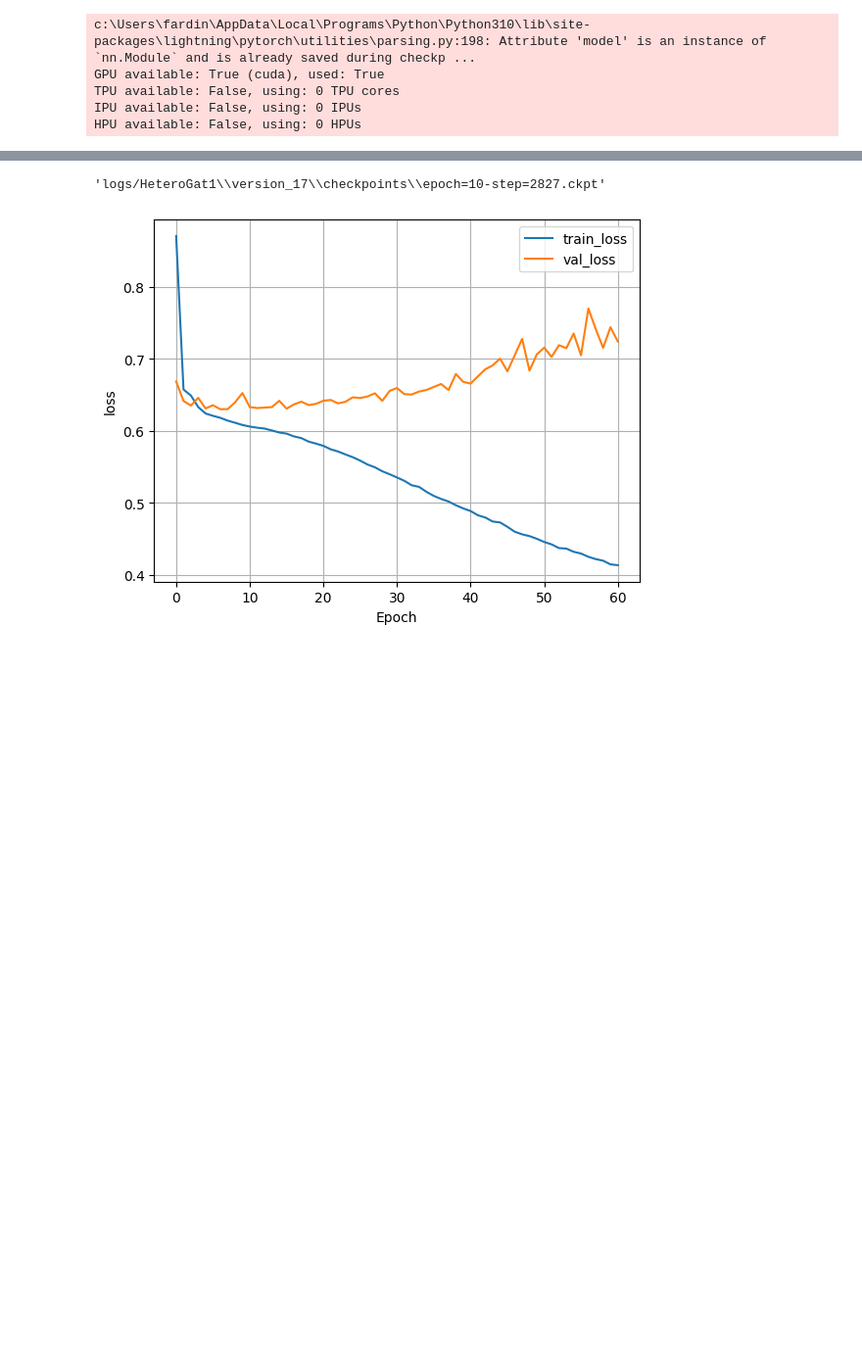
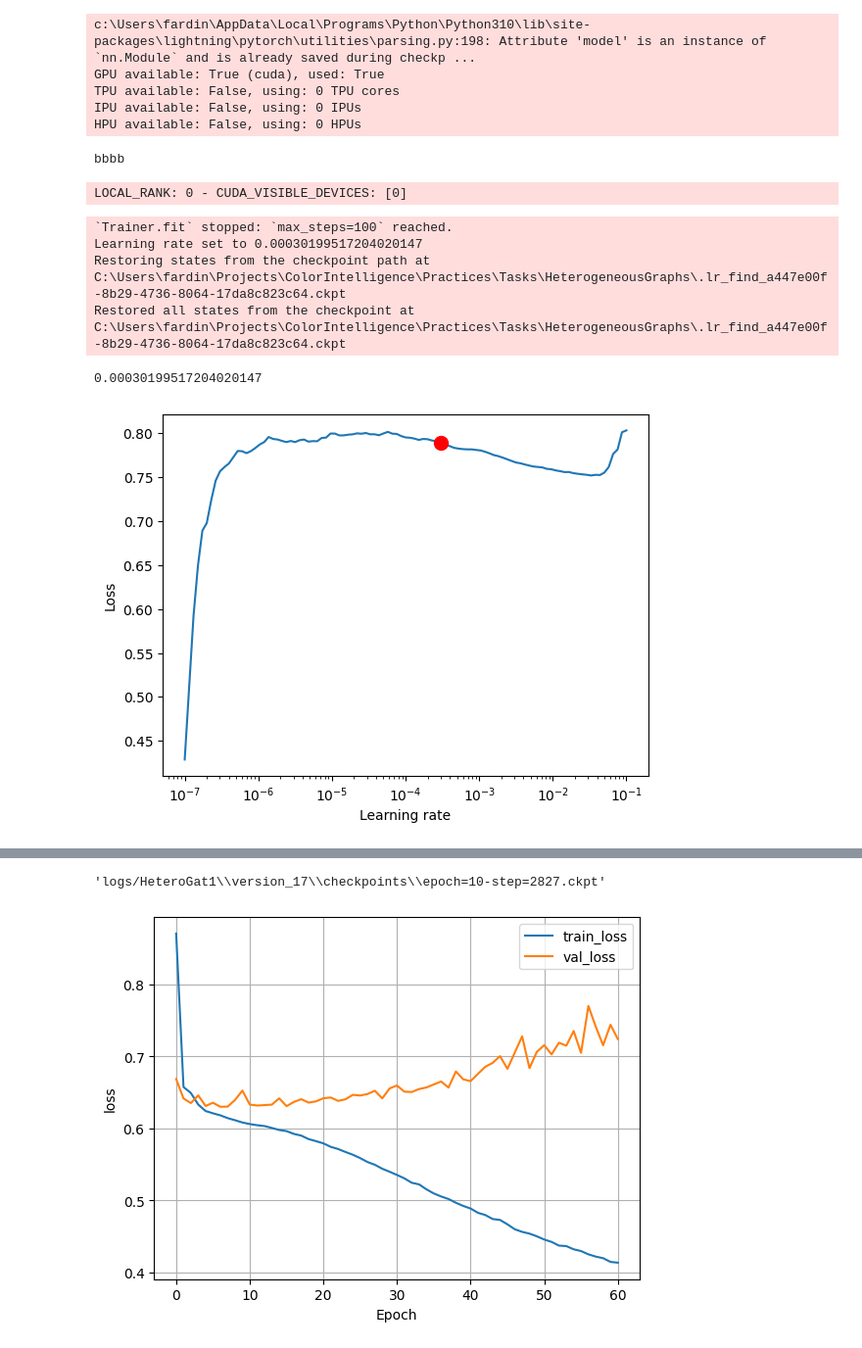
Before and after one commit to raziehAskarizade/Beyond-Words, a Jupyter notebook: Practices/Tasks/HeterogeneousGraphs/TestHeterogeneousGraphClassifier2.ipynb, the cells around one changed output, grey strips where cells are left out. Shown: that part at 98% size. Saved outputs shown, nothing was run; the diff lists cells and outputs as text; code cells hidden in the pictures; blank space fills up the shorter version.

Commit message:
KGC-73 Test and update the model

```diff
--- a/Practices/Tasks/HeterogeneousGraphs/TestHeterogeneousGraphClassifier2.ipynb
+++ b/Practices/Tasks/HeterogeneousGraphs/TestHeterogeneousGraphClassifier2.ipynb
@@ -10,4 +10,4 @@ import time
 config = Config(r'C:\Users\fardin\Projects\ColorIntelligence')
 os.environ['CUDA_LAUNCH_BLOCKING'] = "1"
 device = 'cuda'
-batch_size = 256
+batch_size = 128
@@ -276,3 +297,14 @@ GPU available: True (cuda), used: True
 TPU available: False, using: 0 TPU cores
 IPU available: False, using: 0 IPUs
 HPU available: False, using: 0 HPUs
+# %%
+model_manager.tune(data_manager)
+# %% [output]
+bbbb
+LOCAL_RANK: 0 - CUDA_VISIBLE_DEVICES: [0]
+`Trainer.fit` stopped: `max_steps=100` reached.
+Learning rate set to 0.00030199517204020147
+Restoring states from the checkpoint path at C:\Users\fardin\Projects\ColorIntelligence\Practices\Tasks\HeterogeneousGraphs\.lr_find_a447e00f-8b29-4736-8064-17da8c823c64.ckpt
+Restored all states from the checkpoint at C:\Users\fardin\Projects\ColorIntelligence\Practices\Tasks\HeterogeneousGraphs\.lr_find_a447e00f-8b29-4736-8064-17da8c823c64.ckpt
+0.00030199517204020147
+[figure, added]
```
Also changed, not shown: parts of 12 cells of this notebook.
